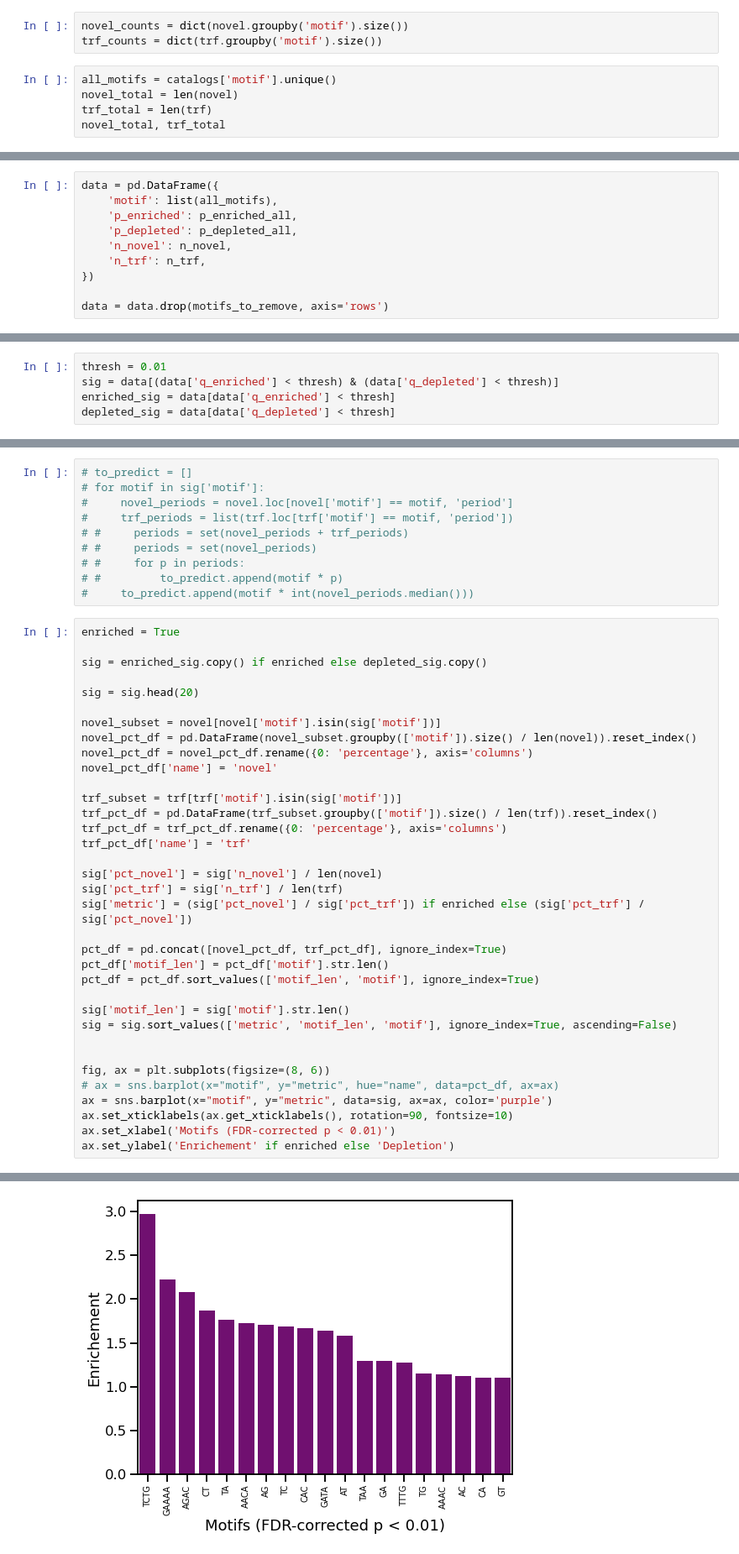
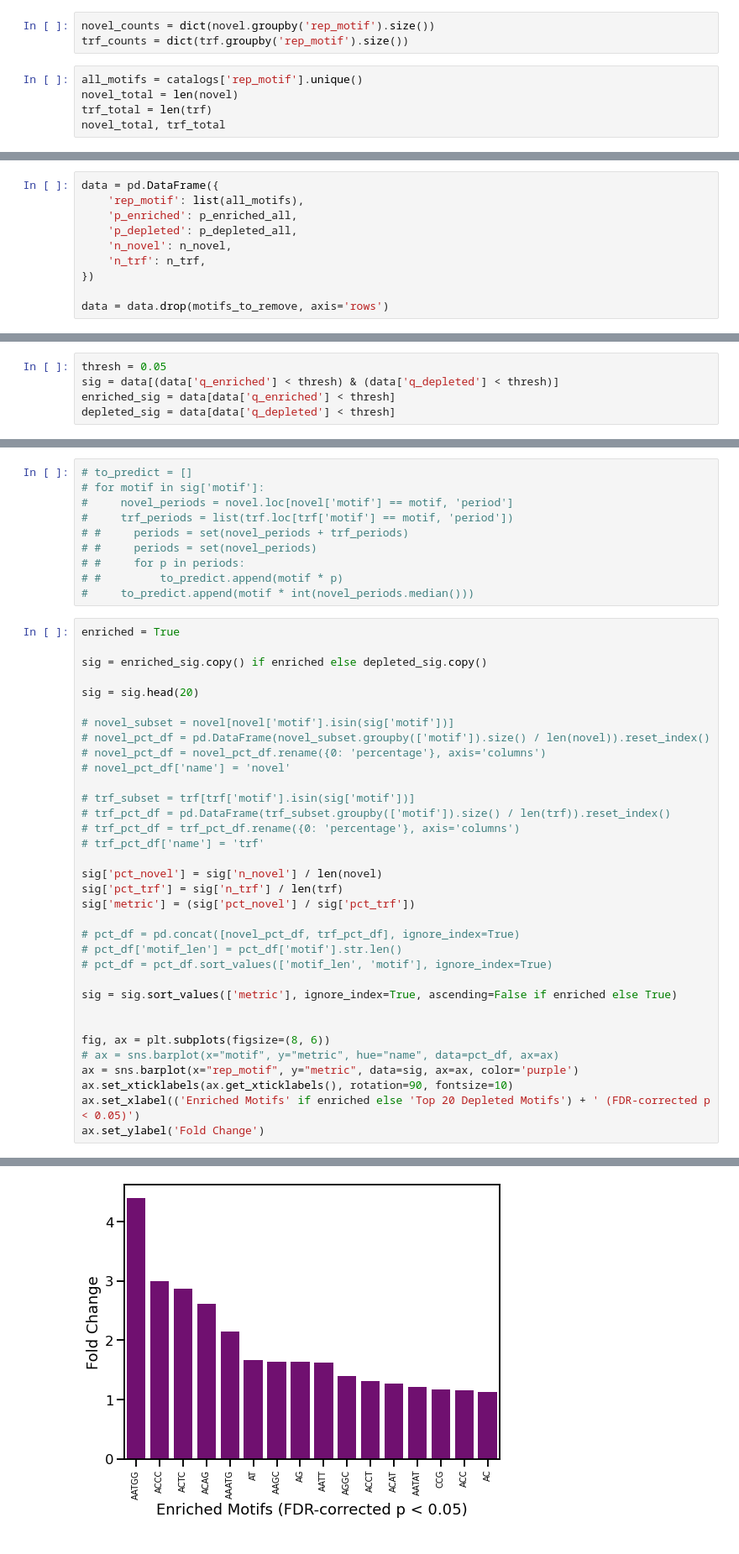
Before and after one commit to rashidalabri/active-strs-analysis, a Jupyter notebook: workflow/notebooks/motif_enrichment.ipynb, the cells around one changed output, grey strips where cells are left out. Shown at 84% size. Drawn from its saved outputs; the diff is of its cells as text.

```diff
--- a/workflow/notebooks/motif_enrichment.ipynb
+++ b/workflow/notebooks/motif_enrichment.ipynb
@@ -34,8 +122,8 @@ catalogs = pd.concat([novel, trf], ignore_index=True)
 # %%
-novel_counts = dict(novel.groupby('motif').size())
-trf_counts = dict(trf.groupby('motif').size())
+novel_counts = dict(novel.groupby('rep_motif').size())
+trf_counts = dict(trf.groupby('rep_motif').size())
 # %%
-all_motifs = catalogs['motif'].unique()
+all_motifs = catalogs['rep_motif'].unique()
 novel_total = len(novel)
 trf_total = len(trf)
 novel_total, trf_total
@@ -70,7 +154,7 @@ for i in range(len(all_motifs)):
     p_depleted_all.append(p_depleted)
 # %%
 data = pd.DataFrame({
-    'motif': list(all_motifs),
+    'rep_motif': list(all_motifs),
     'p_enriched': p_enriched_all,
     'p_depleted': p_depleted_all,
     'n_novel': n_novel,
@@ -88,5 +172,5 @@ data['q_enriched'].min(), data['q_depleted'].min()
 # %%
-thresh = 0.01
+thresh = 0.05
 sig = data[(data['q_enriched'] < thresh) & (data['q_depleted'] < thresh)]
 enriched_sig = data[data['q_enriched'] < thresh]
 depleted_sig = data[data['q_depleted'] < thresh]
@@ -135,32 +227,31 @@ sig = enriched_sig.copy() if enriched else depleted_sig.copy()
 
 sig = sig.head(20)
 
-novel_subset = novel[novel['motif'].isin(sig['motif'])]
-novel_pct_df = pd.DataFrame(novel_subset.groupby(['motif']).size() / len(novel)).reset_index()
-novel_pct_df = novel_pct_df.rename({0: 'percentage'}, axis='columns')
-novel_pct_df['name'] = 'novel'
+# novel_subset = novel[novel['motif'].isin(sig['motif'])]
+# novel_pct_df = pd.DataFrame(novel_subset.groupby(['motif']).size() / len(novel)).reset_index()
+# novel_pct_df = novel_pct_df.rename({0: 'percentage'}, axis='columns')
+# novel_pct_df['name'] = 'novel'
 
-trf_subset = trf[trf['motif'].isin(sig['motif'])]
-trf_pct_df = pd.DataFrame(trf_subset.groupby(['motif']).size() / len(trf)).reset_index()
-trf_pct_df = trf_pct_df.rename({0: 'percentage'}, axis='columns')
-trf_pct_df['name'] = 'trf'
+# trf_subset = trf[trf['motif'].isin(sig['motif'])]
+# trf_pct_df = pd.DataFrame(trf_subset.groupby(['motif']).size() / len(trf)).reset_index()
+# trf_pct_df = trf_pct_df.rename({0: 'percentage'}, axis='columns')
+# trf_pct_df['name'] = 'trf'
 
 sig['pct_novel'] = sig['n_novel'] / len(novel)
 sig['pct_trf'] = sig['n_trf'] / len(trf)
-sig['metric'] = (sig['pct_novel'] / sig['pct_trf']) if enriched else (sig['pct_trf'] / sig['pct_novel'])
+sig['metric'] = (sig['pct_novel'] / sig['pct_trf'])
 
-pct_df = pd.concat([novel_pct_df, trf_pct_df], ignore_index=True)
-pct_df['motif_len'] = pct_df['motif'].str.len()
-pct_df = pct_df.sort_values(['motif_len', 'motif'], ignore_index=True)
+# pct_df = pd.concat([novel_pct_df, trf_pct_df], ignore_index=True)
+# pct_df['motif_len'] = pct_df['motif'].str.len()
+# pct_df = pct_df.sort_values(['motif_len', 'motif'], ignore_index=True)
 
-sig['motif_len'] = sig['motif'].str.len()
-sig = sig.sort_values(['metric', 'motif_len', 'motif'], ignore_index=True, ascending=False)
+sig = sig.sort_values(['metric'], ignore_index=True, ascending=False if enriched else True)
 
 
 fig, ax = plt.subplots(figsize=(8, 6))
 # ax = sns.barplot(x="motif", y="metric", hue="name", data=pct_df, ax=ax)
-ax = sns.barplot(x="motif", y="metric", data=sig, ax=ax, color='purple')
+ax = sns.barplot(x="rep_motif", y="metric", data=sig, ax=ax, color='purple')
 ax.set_xticklabels(ax.get_xticklabels(), rotation=90, fontsize=10)
-ax.set_xlabel('Motifs (FDR-corrected p < 0.01)')
-ax.set_ylabel('Enrichement' if enriched else 'Depletion')
+ax.set_xlabel(('Enriched Motifs' if enriched else 'Top 20 Depleted Motifs') + ' (FDR-corrected p < 0.05)')
+ax.set_ylabel('Fold Change')
 # %% [output]
@@ -168 +259 @@ Text(0, 0.5, 'Enrichement')
-[figure, old version]
+[figure, new version]
```
Also changed, not shown: parts of 22 cells of this notebook, 25 other files.
